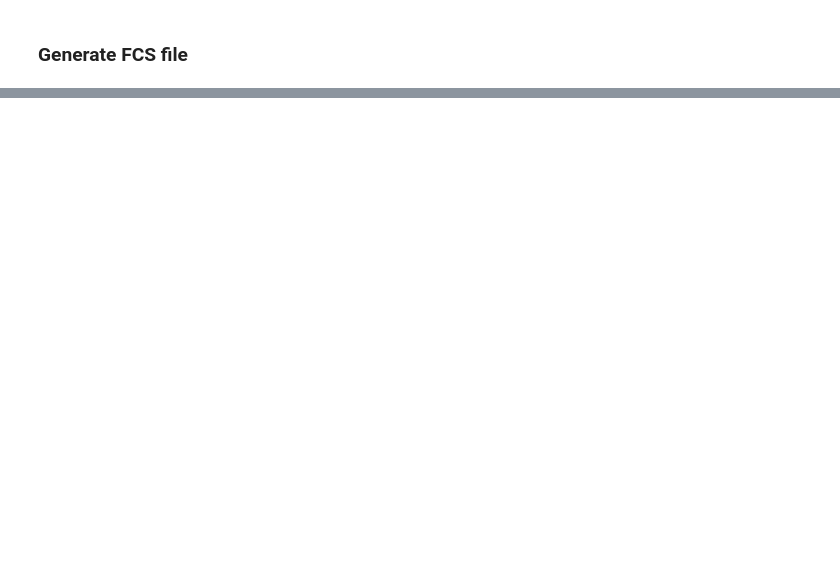
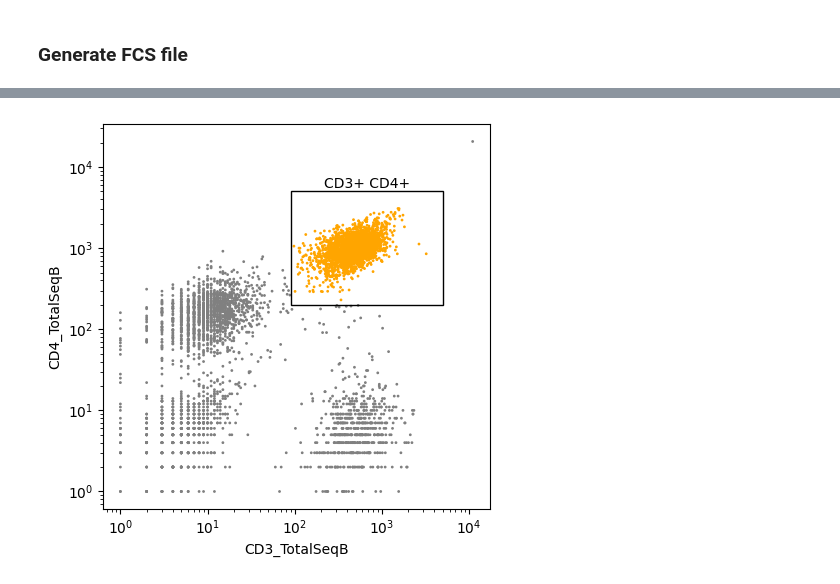
Before and after one commit to harryhaller001/anndata-fcs, a Jupyter notebook: testing_citeseq.ipynb, the cells around one changed output, grey strips where cells are left out. Cells and saved outputs as stored; diff of their text form; code cells hidden in the pictures; blank space fills up the shorter version.

```diff
--- a/testing_citeseq.ipynb
+++ b/testing_citeseq.ipynb
@@ -7,8 +13,7 @@ BASE_DIR = os.getcwd()
 # %%
+# Load anndata
 adata = sc.read_10x_h5(
-    filename=os.path.join(
-        BASE_DIR, "data", "5k_pbmc_protein_v3_nextgem_filtered_feature_bc_matrix.h5"
-    ),
+    filename=os.path.join(os.getcwd(), "data", "5k_pbmc_protein_v3_nextgem_filtered_feature_bc_matrix.h5"),
     gex_only=False,
 )
 adata.var_names_make_unique()
@@ -200,0 +29,3 @@ comp_df
+# %%
+# Convert data
+fcs_data = anndata_to_fcs(adata_citeseq)
@@ -200,0 +44,3 @@ comp_df
+# %%
+fcs_df = fcs_to_dataframe(fcs_data)
+fcs_df.head()
@@ -200,0 +55,19 @@ comp_df
+# %%
+in_polygon = gate_polygon(
+    fcs_data,
+    x="CD3_TotalSeqB",
+    y="CD4_TotalSeqB",
+    polygon=[[90, 200], [5000, 200], [5000, 5000], [90, 5000]],
+)
+# %%
+fig, ax = scatter(
+    data=fcs_df,
+    x="CD3_TotalSeqB",
+    y="CD4_TotalSeqB",
+    gates={"CD3+ CD4+": [[90, 200], [5000, 200], [5000, 5000], [90, 5000]]},
+    highlight=in_polygon,
+    highlight_color="orange",
+    color="gray",
+)
+# %% [output]
+[figure, added]
```
Also changed, not shown: parts of 22 cells of this notebook, 13 other files.
